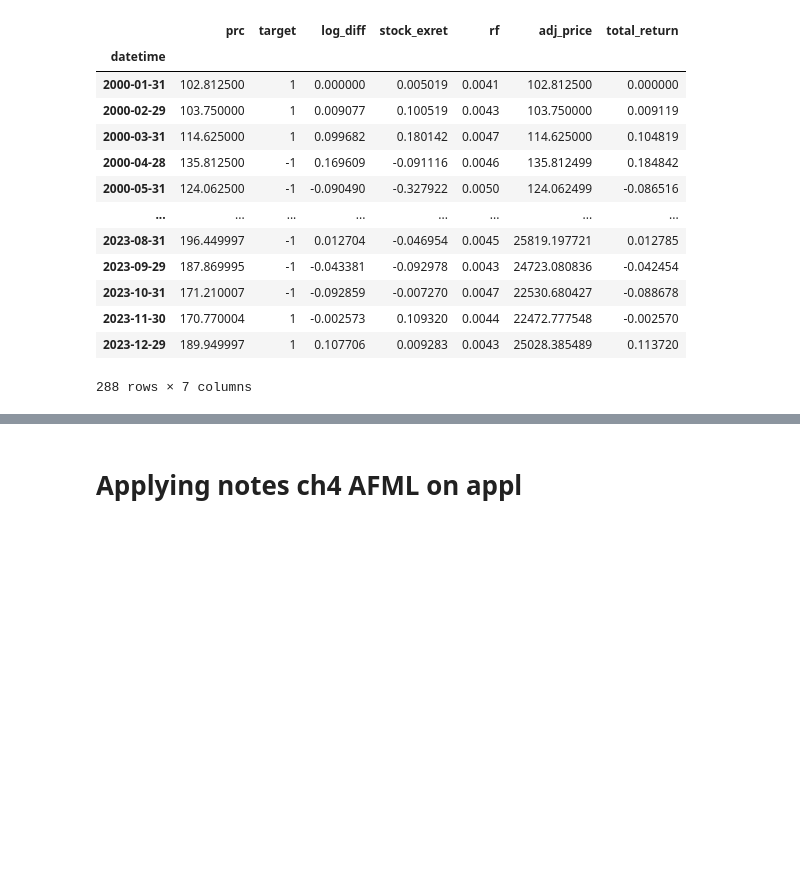
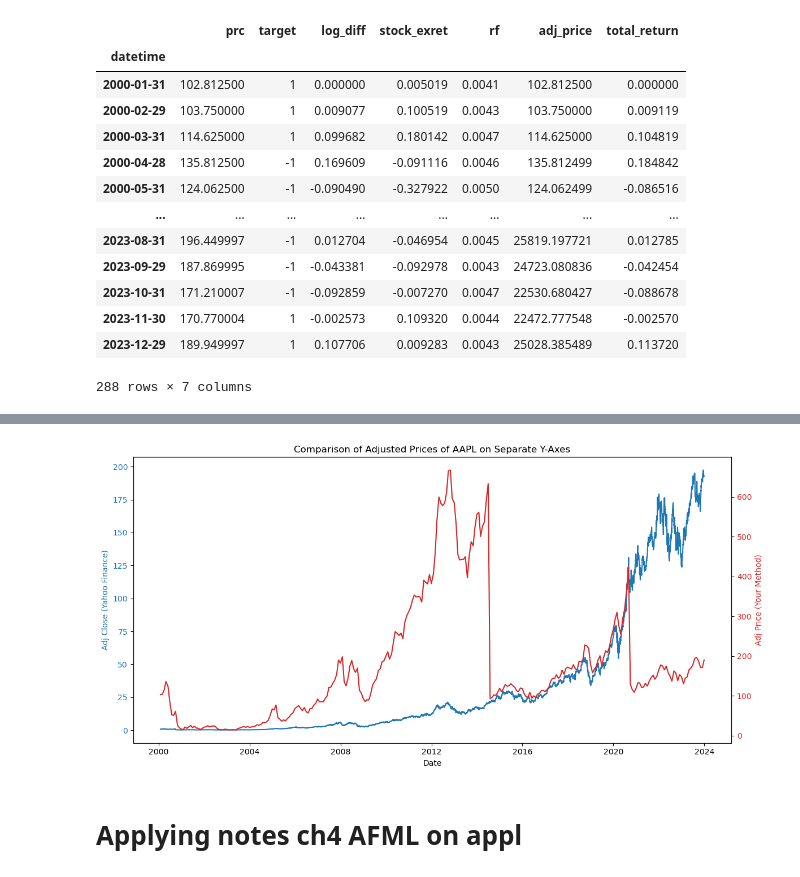
Before and after one commit to theAayushbajaj/mcgill_fiam, a Jupyter notebook: notebooks/02_inspecting_APPL.ipynb, the cells around one changed output, grey strips where cells are left out. Saved outputs shown, nothing was run; the diff lists cells and outputs as text; code cells hidden in the pictures; blank space fills up the shorter version.

```diff
--- a/notebooks/02_inspecting_APPL.ipynb
+++ b/notebooks/02_inspecting_APPL.ipynb
@@ -74,23 +108,25 @@ data['Close']
 # %%
 fig, ax1 = plt.subplots(figsize=(12, 6))
 
 # Plot data['Adj Close'] on the left y-axis
 color = 'tab:blue'
 ax1.set_xlabel('Date')
 ax1.set_ylabel('Adj Close (Yahoo Finance)', color=color)
 ax1.plot(data.index, data['Adj Close'], color=color)
 ax1.tick_params(axis='y', labelcolor=color)
 
 # Create a second y-axis for df['adj_price']
 ax2 = ax1.twinx()
 color = 'tab:red'
 ax2.set_ylabel('Adj Price (Your Method)', color=color)
-ax2.plot(df.index, df['adj_price'], color=color)
+ax2.plot(df.index, df['prc'], color=color)
 ax2.tick_params(axis='y', labelcolor=color)
 
 plt.title('Comparison of Adjusted Prices of AAPL on Separate Y-Axes')
 fig.tight_layout()
 plt.show()
+# %% [output]
+[figure, added]
 # %%
 fig, ax1 = plt.subplots(figsize=(12, 6))
 
```
Also changed, not shown: parts of 4 cells of this notebook, 3 other files.
